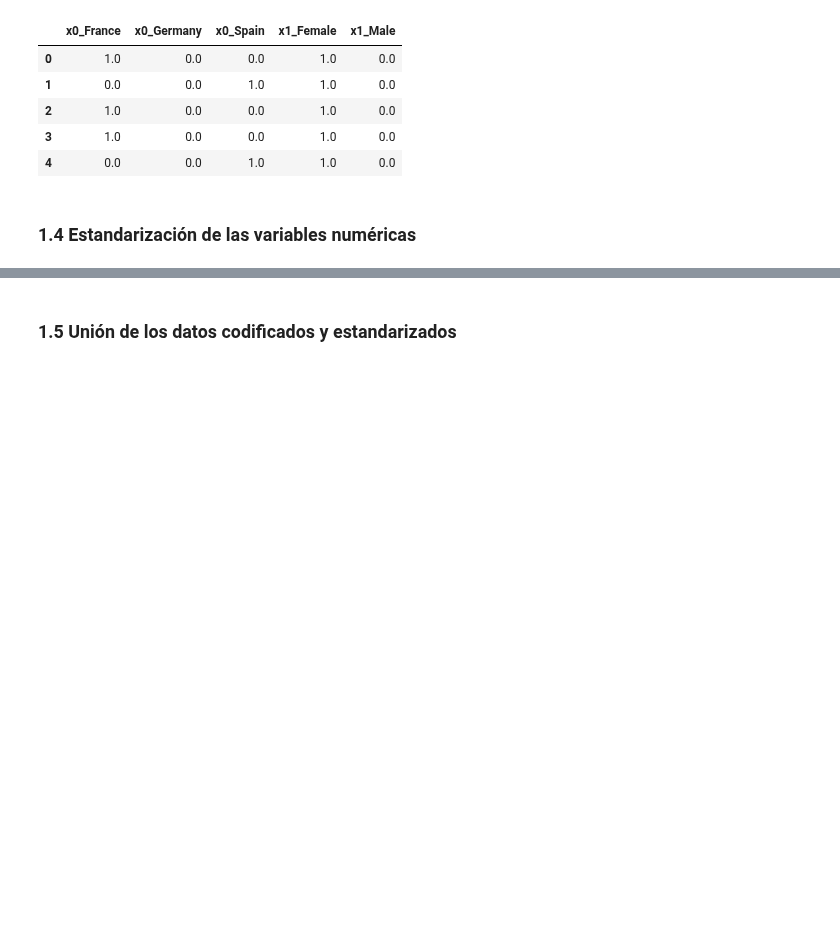
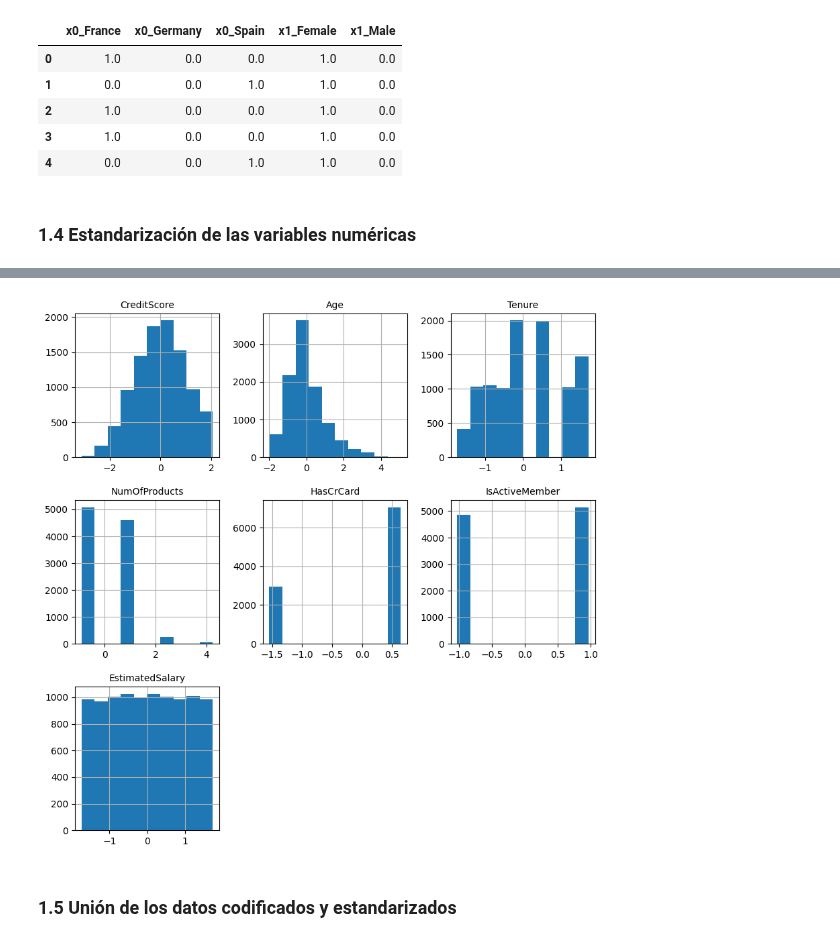
Before and after one commit to DiegoPaezA/IA_Examples, a Jupyter notebook: Regresion-Clasificación/Clasificación_Churn_Study.ipynb, the cells around one changed output, grey strips where cells are left out. Drawn from its saved outputs; the diff is of its cells as text; code cells hidden in the pictures; blank space fills up the shorter version.

```diff
--- a/Regresion-Clasificación/Clasificación_Churn_Study.ipynb
+++ b/Regresion-Clasificación/Clasificación_Churn_Study.ipynb
@@ -226,3 +229,8 @@ X_scaled.head()
+# %%
+X_scaled.hist(figsize=(10,10))
+plt.show()
+# %% [output]
+[figure, added]
 # %% [markdown]
 ### 1.5 Unión de los datos codificados y estandarizados
 # %%
```
Also changed, not shown: parts of 16 cells of this notebook.
